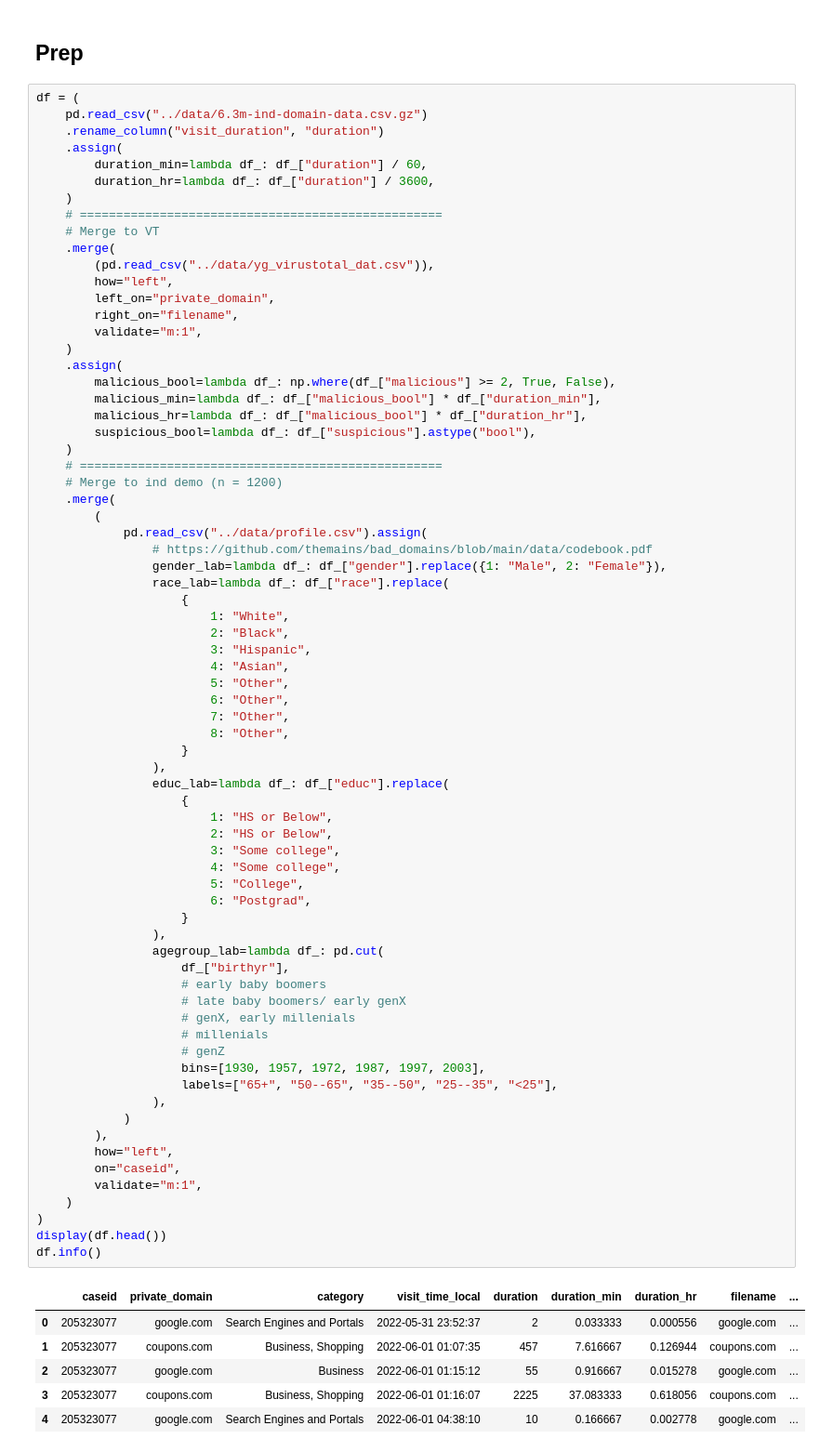
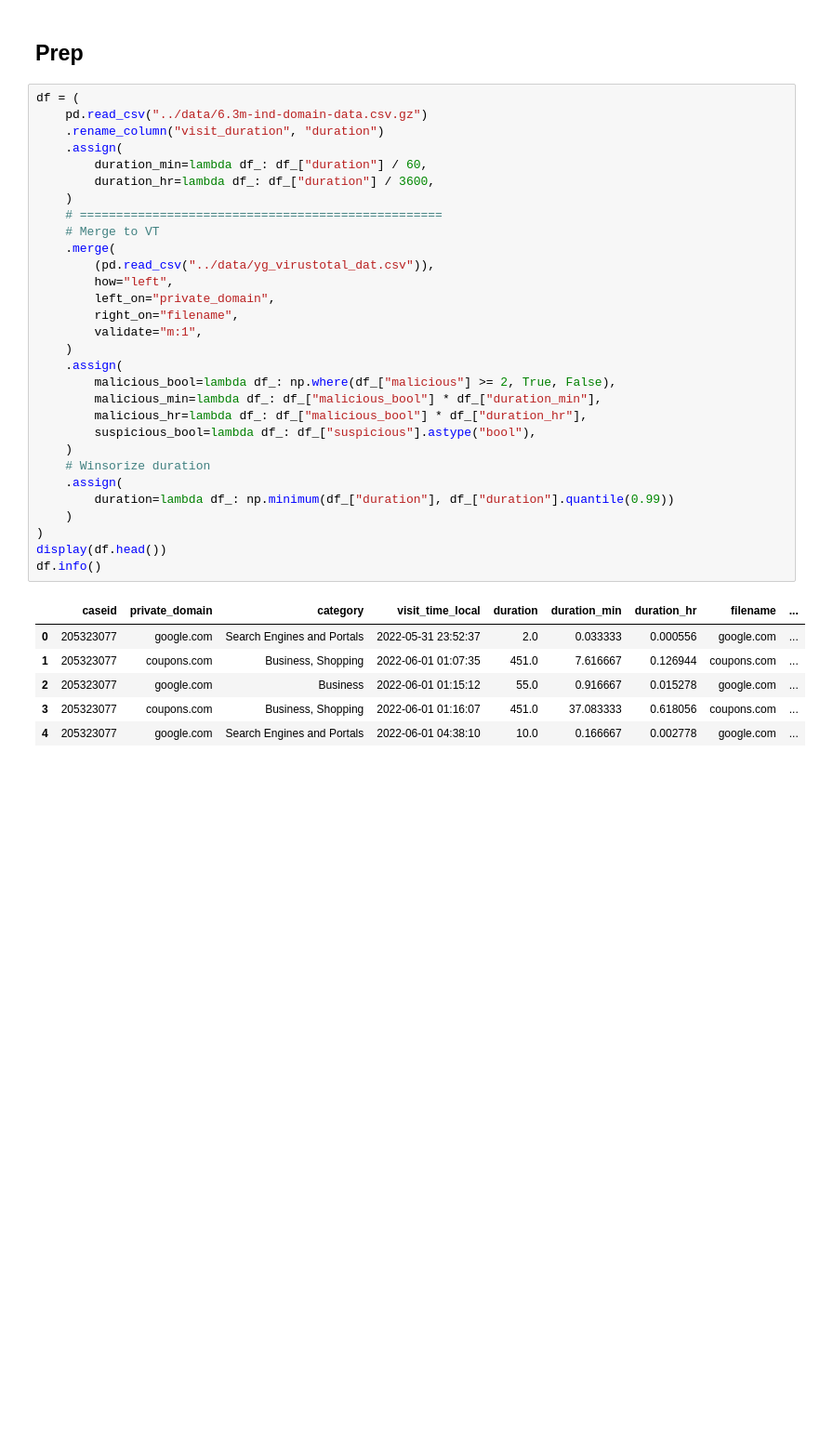
Before and after one commit to themains/bad_domains, a Jupyter notebook: scripts/maliciousness-duration.ipynb, the cells around one changed output. Shown at 93% size. Saved outputs shown, nothing was run; the diff lists cells and outputs as text; blank space fills up the shorter version.

```diff
--- a/scripts/maliciousness-duration.ipynb
+++ b/scripts/maliciousness-duration.ipynb
@@ -23,78 +23,37 @@ sns.set_theme(context="notebook", font_scale=1.35, style="whitegrid", palette="d
 # %%
 df = (
     pd.read_csv("../data/6.3m-ind-domain-data.csv.gz")
     .rename_column("visit_duration", "duration")
     .assign(
         duration_min=lambda df_: df_["duration"] / 60,
         duration_hr=lambda df_: df_["duration"] / 3600,
     )
     # ==================================================
     # Merge to VT
     .merge(
         (pd.read_csv("../data/yg_virustotal_dat.csv")),
         how="left",
         left_on="private_domain",
         right_on="filename",
         validate="m:1",
     )
     .assign(
         malicious_bool=lambda df_: np.where(df_["malicious"] >= 2, True, False),
         malicious_min=lambda df_: df_["malicious_bool"] * df_["duration_min"],
         malicious_hr=lambda df_: df_["malicious_bool"] * df_["duration_hr"],
         suspicious_bool=lambda df_: df_["suspicious"].astype("bool"),
     )
-    # ==================================================
-    # Merge to ind demo (n = 1200)
-    .merge(
-        (
-            pd.read_csv("../data/profile.csv").assign(
-                # https://github.com/themains/bad_domains/blob/main/data/codebook.pdf
-                gender_lab=lambda df_: df_["gender"].replace({1: "Male", 2: "Female"}),
-                race_lab=lambda df_: df_["race"].replace(
-                    {
-                        1: "White",
-                        2: "Black",
-                        3: "Hispanic",
-                        4: "Asian",
-                        5: "Other",
-                        6: "Other",
-                        7: "Other",
-                        8: "Other",
-                    }
-                ),
-                educ_lab=lambda df_: df_["educ"].replace(
-                    {
-                        1: "HS or Below",
-                        2: "HS or Below",
-                        3: "Some college",
-                        4: "Some college",
-                        5: "College",
-                        6: "Postgrad",
-                    }
-                ),
-                agegroup_lab=lambda df_: pd.cut(
-                    df_["birthyr"],
-                    # early baby boomers
-                    # late baby boomers/ early genX
-                    # genX, early millenials
-                    # millenials
-                    # genZ
-                    bins=[1930, 1957, 1972, 1987, 1997, 2003],
-                    labels=["65+", "50--65", "35--50", "25--35", "<25"],
-                ),
-            )
-        ),
-        how="left",
-        on="caseid",
-        validate="m:1",
+    # Winsorize duration
+    .assign(
+        duration=lambda df_: np.minimum(df_["duration"], df_["duration"].quantile(0.99))
     )
 )
 display(df.head())
 df.info()
 # %% [output]
 |  | caseid | private_domain | category | visit_time_local | duration | duration_min | duration_hr | filename | ... |
-| 0 | 205323077 | google.com | Search Engines and Portals | 2022-05-31 23:52:37 | 2 | 0.033333 | 0.000556 | google.com | ... |
-| 1 | 205323077 | coupons.com | Business, Shopping | 2022-06-01 01:07:35 | 457 | 7.616667 | 0.126944 | coupons.com | ... |
-| 2 | 205323077 | google.com | Business | 2022-06-01 01:15:12 | 55 | 0.916667 | 0.015278 | google.com | ... |
-| 3 | 205323077 | coupons.com | Business, Shopping | 2022-06-01 01:16:07 | 2225 | 37.083333 | 0.618056 | coupons.com | ... |
-| 4 | 205323077 | google.com | Search Engines and Portals | 2022-06-01 04:38:10 | 10 | 0.166667 | 0.002778 | google.com | ... |
+| 0 | 205323077 | google.com | Search Engines and Portals | 2022-05-31 23:52:37 | 2.0 | 0.033333 | 0.000556 | google.com | ... |
+| 1 | 205323077 | coupons.com | Business, Shopping | 2022-06-01 01:07:35 | 451.0 | 7.616667 | 0.126944 | coupons.com | ... |
+| 2 | 205323077 | google.com | Business | 2022-06-01 01:15:12 | 55.0 | 0.916667 | 0.015278 | google.com | ... |
+| 3 | 205323077 | coupons.com | Business, Shopping | 2022-06-01 01:16:07 | 451.0 | 37.083333 | 0.618056 | coupons.com | ... |
+| 4 | 205323077 | google.com | Search Engines and Portals | 2022-06-01 04:38:10 | 10.0 | 0.166667 | 0.002778 | google.com | ... |
```
Also changed, not shown: parts of 31 cells of this notebook, 1 other file.
